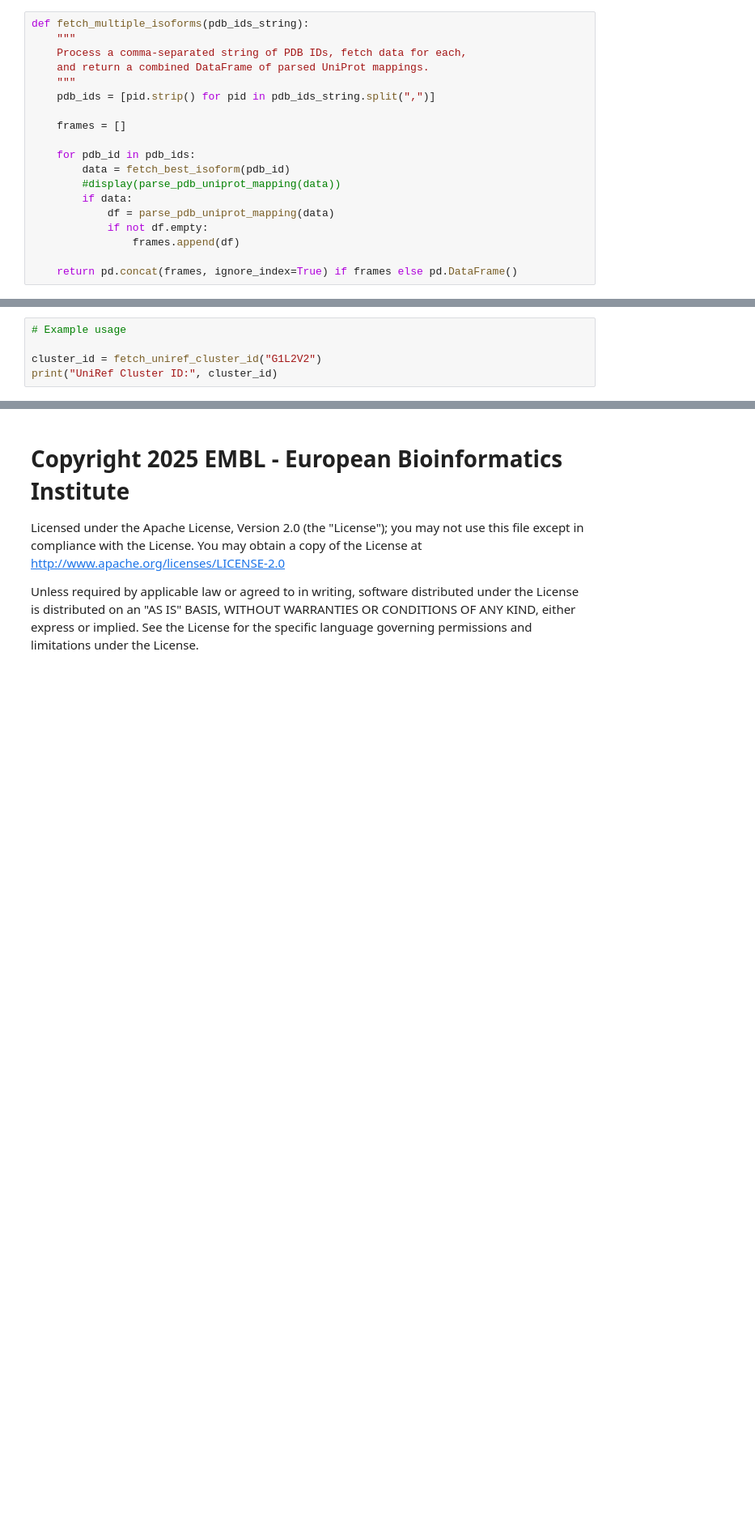
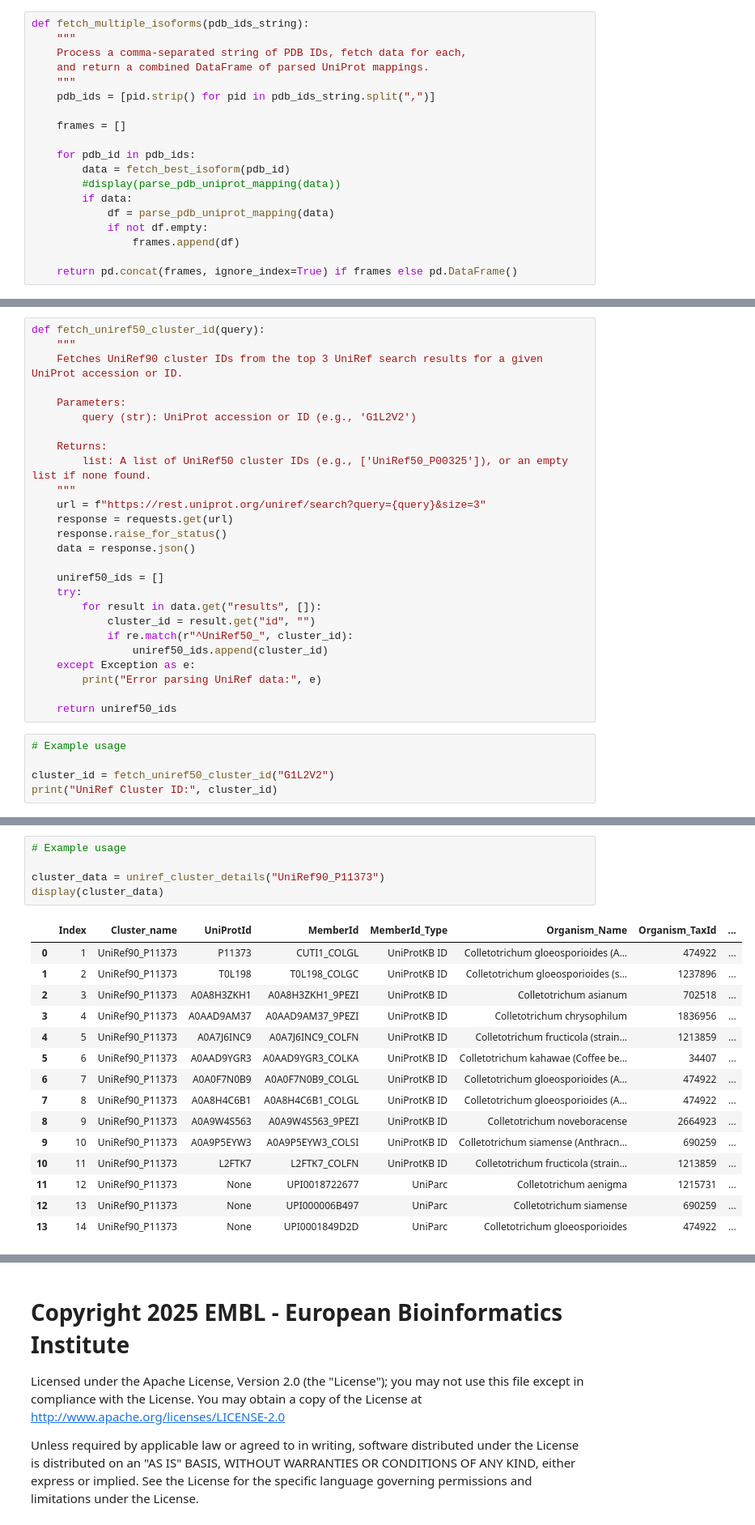
Before and after one commit to glevans/PDB_Notebooks, a Jupyter notebook: FEBS_engineering_enzymes_2025/Activity2_Enzymes_and_APIs_ANSWERS.ipynb, the cells around one changed output, grey strips where cells are left out. Shown at 81% size. Saved outputs shown, nothing was run; the diff lists cells and outputs as text; blank space fills up the shorter version.

```diff
--- a/FEBS_engineering_enzymes_2025/Activity2_Enzymes_and_APIs_ANSWERS.ipynb
+++ b/FEBS_engineering_enzymes_2025/Activity2_Enzymes_and_APIs_ANSWERS.ipynb
@@ -937,5 +1385,31 @@ def fetch_uniref_cluster_id(query):
+# %%
+def fetch_uniref50_cluster_id(query):
+    """
+    Fetches UniRef90 cluster IDs from the top 3 UniRef search results for a given UniProt accession or ID.
+
+    Parameters:
+        query (str): UniProt accession or ID (e.g., 'G1L2V2')
+
+    Returns:
+        list: A list of UniRef50 cluster IDs (e.g., ['UniRef50_P00325']), or an empty list if none found.
+    """
+    url = f"https://rest.uniprot.org/uniref/search?query={query}&size=3"
+    response = requests.get(url)
+    response.raise_for_status()
+    data = response.json()
+
+    uniref50_ids = []
+    try:
+        for result in data.get("results", []):
+            cluster_id = result.get("id", "")
+            if re.match(r"^UniRef50_", cluster_id):
+                uniref50_ids.append(cluster_id)
+    except Exception as e:
+        print("Error parsing UniRef data:", e)
+
+    return uniref50_ids
 # %%
 # Example usage
 
-cluster_id = fetch_uniref_cluster_id("G1L2V2")
+cluster_id = fetch_uniref50_cluster_id("G1L2V2")
 print("UniRef Cluster ID:", cluster_id)
@@ -941,0 +1490,21 @@ print("UniRef Cluster ID:", cluster_id)
+# %%
+# Example usage
+
+cluster_data = uniref_cluster_details("UniRef90_P11373")
+display(cluster_data)
+# %% [output]
+|  | Index | Cluster_name | UniProtId | MemberId | MemberId_Type | Organism_Name | Organism_TaxId | ... |
+| 0 | 1 | UniRef90_P11373 | P11373 | CUTI1_COLGL | UniProtKB ID | Colletotrichum gloeosporioides (A... | 474922 | ... |
+| 1 | 2 | UniRef90_P11373 | T0L198 | T0L198_COLGC | UniProtKB ID | Colletotrichum gloeosporioides (s... | 1237896 | ... |
+| 2 | 3 | UniRef90_P11373 | A0A8H3ZKH1 | A0A8H3ZKH1_9PEZI | UniProtKB ID | Colletotrichum asianum | 702518 | ... |
+| 3 | 4 | UniRef90_P11373 | A0AAD9AM37 | A0AAD9AM37_9PEZI | UniProtKB ID | Colletotrichum chrysophilum | 1836956 | ... |
+| 4 | 5 | UniRef90_P11373 | A0A7J6INC9 | A0A7J6INC9_COLFN | UniProtKB ID | Colletotrichum fructicola (strain... | 1213859 | ... |
+| 5 | 6 | UniRef90_P11373 | A0AAD9YGR3 | A0AAD9YGR3_COLKA | UniProtKB ID | Colletotrichum kahawae (Coffee be... | 34407 | ... |
+| 6 | 7 | UniRef90_P11373 | A0A0F7N0B9 | A0A0F7N0B9_COLGL | UniProtKB ID | Colletotrichum gloeosporioides (A... | 474922 | ... |
+| 7 | 8 | UniRef90_P11373 | A0A8H4C6B1 | A0A8H4C6B1_COLGL | UniProtKB ID | Colletotrichum gloeosporioides (A... | 474922 | ... |
+| 8 | 9 | UniRef90_P11373 | A0A9W4S563 | A0A9W4S563_9PEZI | UniProtKB ID | Colletotrichum noveboracense | 2664923 | ... |
+| 9 | 10 | UniRef90_P11373 | A0A9P5EYW3 | A0A9P5EYW3_COLSI | UniProtKB ID | Colletotrichum siamense (Anthracn... | 690259 | ... |
+| 10 | 11 | UniRef90_P11373 | L2FTK7 | L2FTK7_COLFN | UniProtKB ID | Colletotrichum fructicola (strain... | 1213859 | ... |
+| 11 | 12 | UniRef90_P11373 | None | UPI0018722677 | UniParc | Colletotrichum aenigma | 1215731 | ... |
+| 12 | 13 | UniRef90_P11373 | None | UPI000006B497 | UniParc | Colletotrichum siamense | 690259 | ... |
+| 13 | 14 | UniRef90_P11373 | None | UPI0001849D2D | UniParc | Colletotrichum gloeosporioides | 474922 | ... |
```
Also changed, not shown: parts of 68 cells of this notebook.
